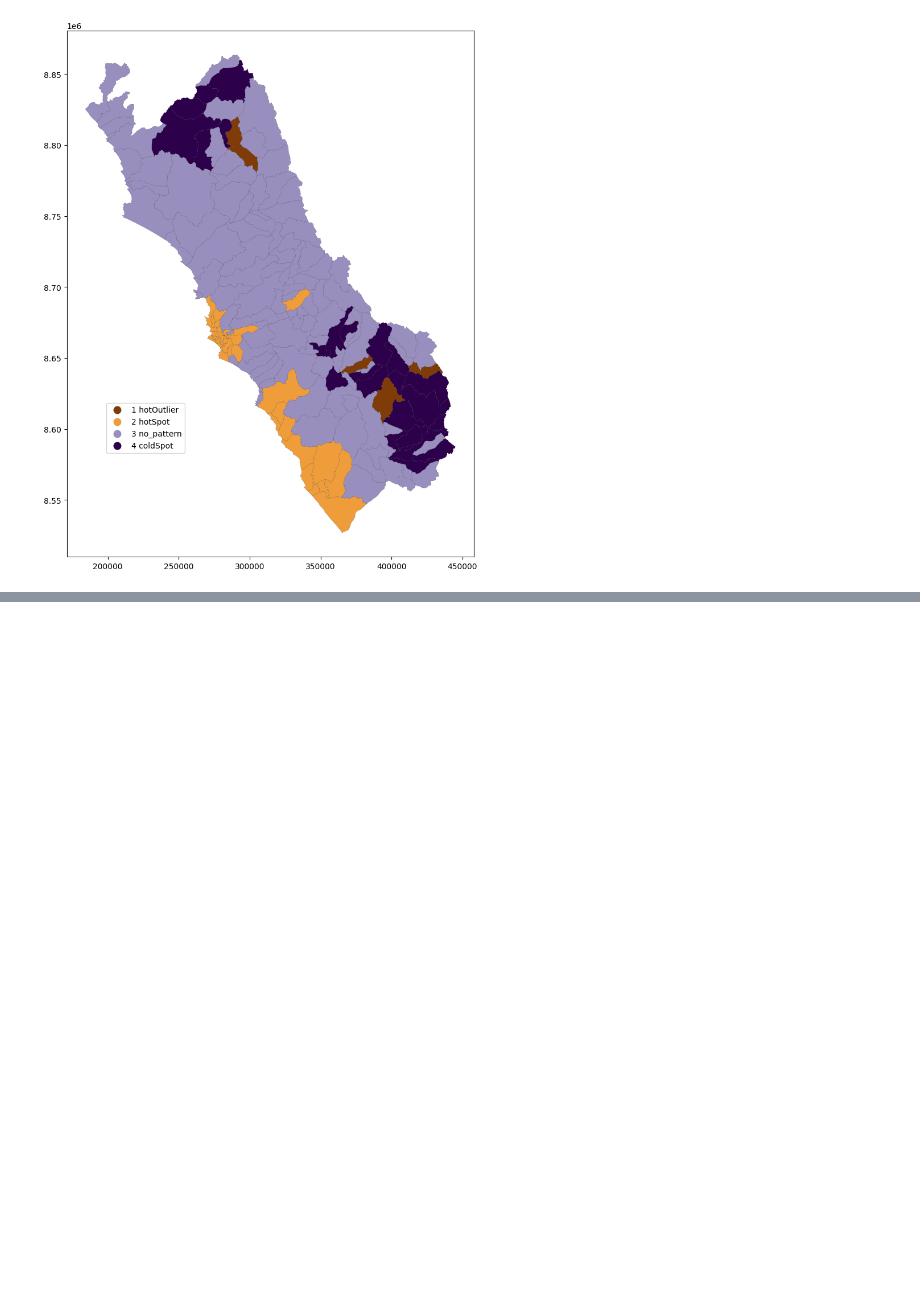
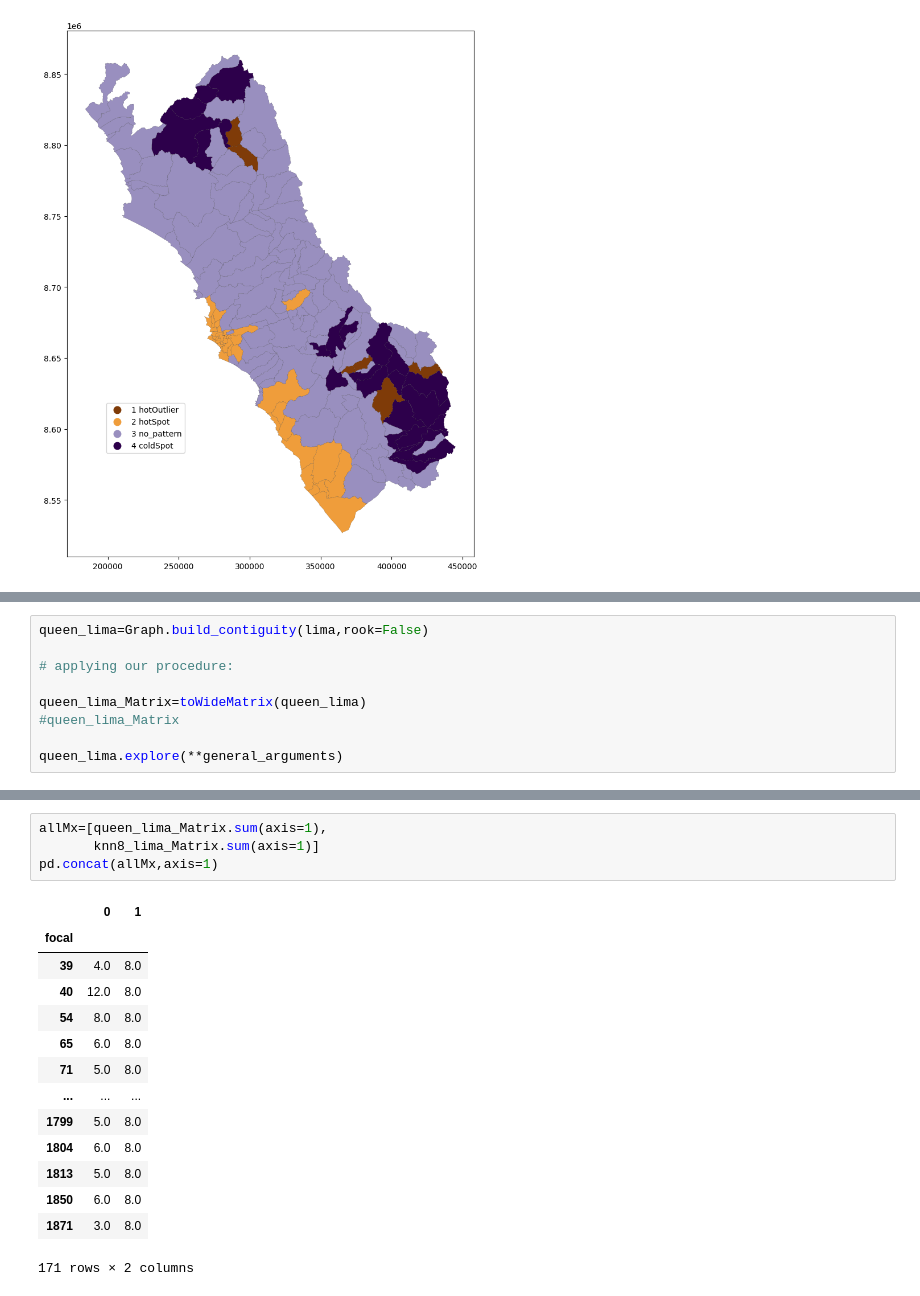
Before and after one commit to DACSS690C26/Homework_1, a Jupyter notebook: hm1.ipynb, the cells around one changed output, grey strips where cells are left out. Saved outputs shown, nothing was run; the diff lists cells and outputs as text; blank space fills up the shorter version.

```diff
--- a/hm1.ipynb
+++ b/hm1.ipynb
@@ -219,0 +251,9 @@ lima.plot(column='HS_lisa',
+# %%
+queen_lima=Graph.build_contiguity(lima,rook=False)
+
+# applying our procedure:
+
+queen_lima_Matrix=toWideMatrix(queen_lima)
+#queen_lima_Matrix
+
+queen_lima.explore(**general_arguments)
@@ -219,0 +262,19 @@ lima.plot(column='HS_lisa',
+# %%
+allMx=[queen_lima_Matrix.sum(axis=1),
+       knn8_lima_Matrix.sum(axis=1)]
+pd.concat(allMx,axis=1)
+# %% [output]
+|  | 0 | 1 |
+| focal |  |  |
+| 39 | 4.0 | 8.0 |
+| 40 | 12.0 | 8.0 |
+| 54 | 8.0 | 8.0 |
+| 65 | 6.0 | 8.0 |
+| 71 | 5.0 | 8.0 |
+| ... | ... | ... |
+| 1799 | 5.0 | 8.0 |
+| 1804 | 6.0 | 8.0 |
+| 1813 | 5.0 | 8.0 |
+| 1850 | 6.0 | 8.0 |
+| 1871 | 3.0 | 8.0 |
+171 rows × 2 columns
```
Also changed, not shown: parts of 7 cells of this notebook.
